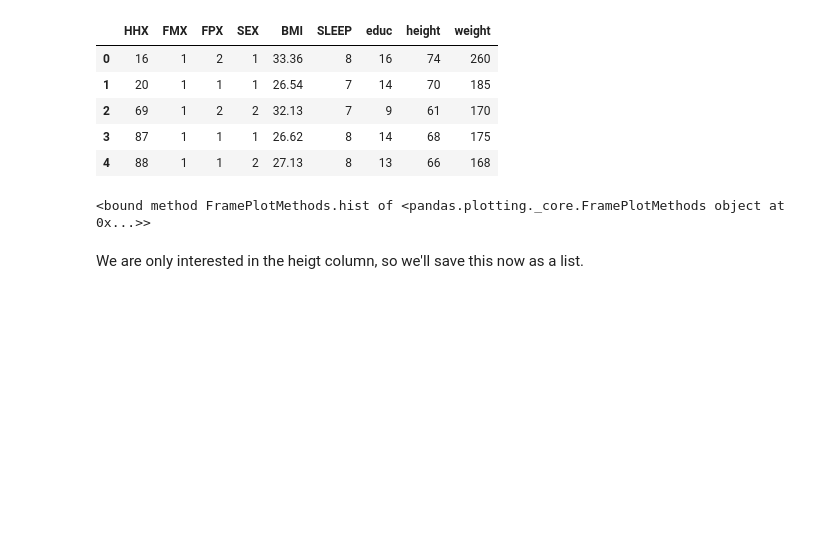
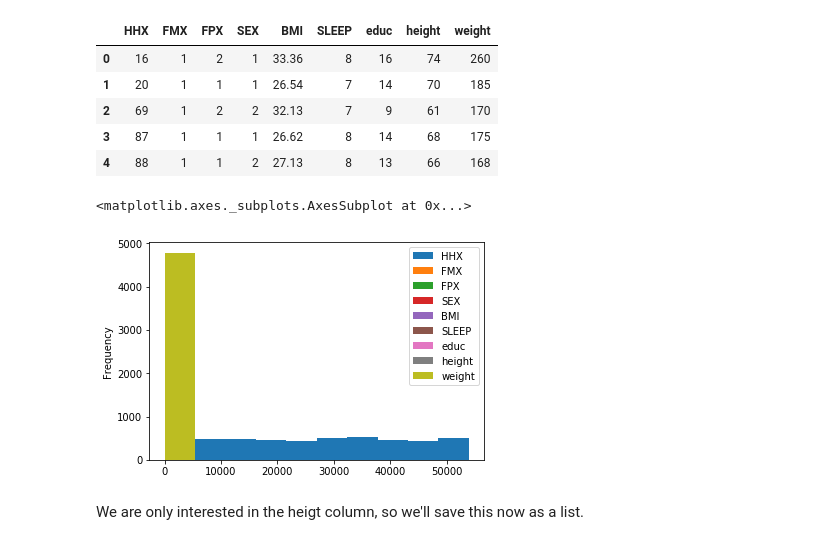
Before and after one commit to NomexHq/dsc-1-02-17-implementing-statistics-with-functions-lab-nyc-ds-career-031119, a Jupyter notebook: index.ipynb, the cells around one changed output. Saved outputs shown, nothing was run; the diff lists cells and outputs as text; code cells hidden in the pictures; blank space fills up the shorter version.

```diff
--- a/index.ipynb
+++ b/index.ipynb
@@ -27,9 +27,10 @@ df.head()
 # %%
 # Record your initial observations on the histogram here
 
-df.plot.hist
+df.plot.hist()
 # %% [output]
-<bound method FramePlotMethods.hist of <pandas.plotting._core.FramePlotMethods object at 0x...>>
+<matplotlib.axes._subplots.AxesSubplot at 0x...>
+[figure, added]
 # %% [markdown]
 We are only interested in the heigt column, so we'll save this now as a list.
 # %%
```
